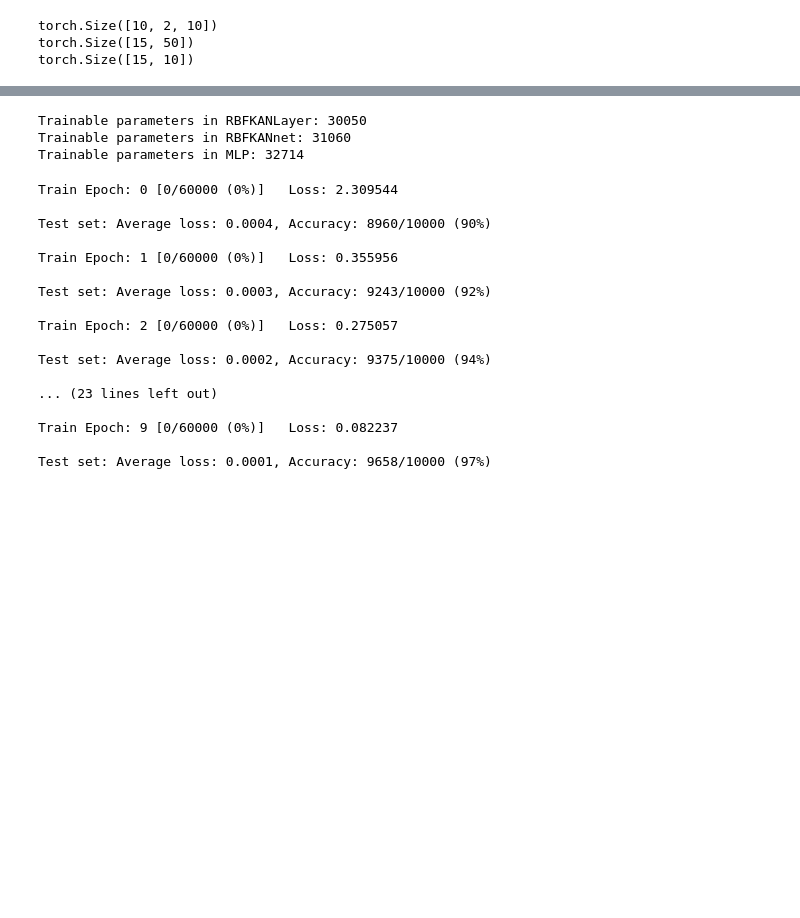
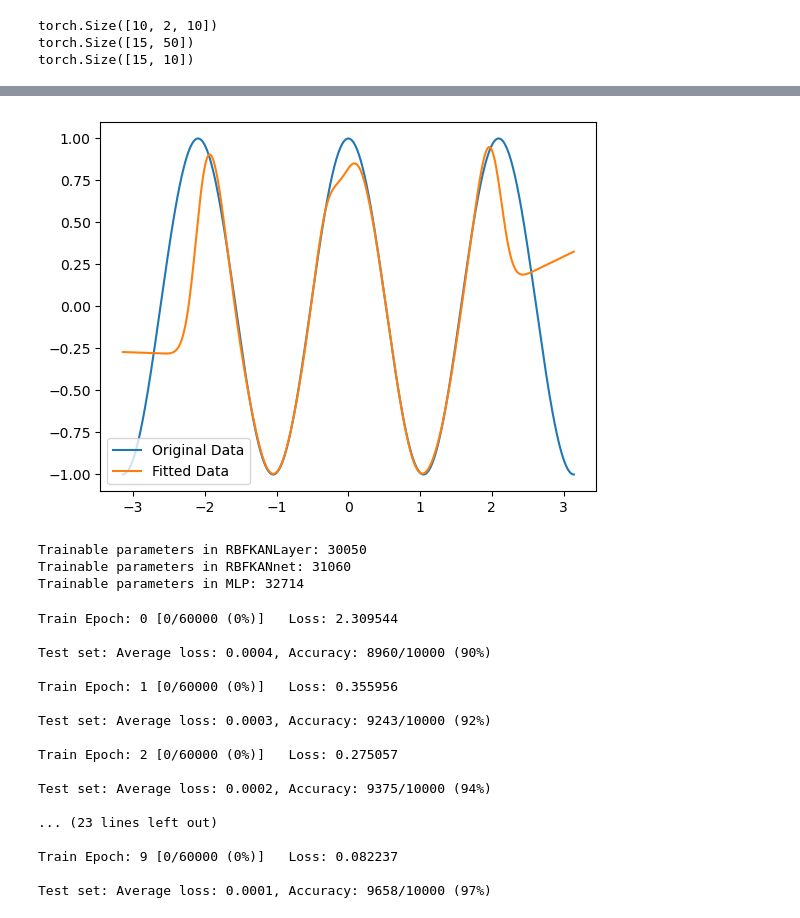
Before and after one commit to Animadversio/Dendrite-KAN, a Jupyter notebook: notebooks/KAN-from-scratch.ipynb, the cells around one changed output, grey strips where cells are left out. Cells and saved outputs as stored; diff of their text form; code cells hidden in the pictures; blank space fills up the shorter version.

Commit message:
add demo of learning a Sine function

```diff
--- a/notebooks/KAN-from-scratch.ipynb
+++ b/notebooks/KAN-from-scratch.ipynb
@@ -100,3 +100,58 @@ torch.Size([15, 50])
 torch.Size([15, 10])
 # %%
 net = RBFKANnet([1, 1], KAN_config={'grid_min': -3.0, 'grid_max': 3.0, 'grid_size': 20, 'width': None,})
+# %%
+import numpy as np
+import torch
+import torch.nn as nn
+import torch.optim as optim
+import matplotlib.pyplot as plt
+
+# Step 1: Generate the dataset
+x = np.linspace(-np.pi, np.pi, 2000)
+y = np.cos(3*x)
+
+# Convert to PyTorch tensors
+x_tensor = torch.tensor(x, dtype=torch.float32).view(-1, 1)
+y_tensor = torch.tensor(y, dtype=torch.float32).view(-1, 1)
+
+# # Step 2: Define the neural network
+# class SimpleNet(nn.Module):
+#     def __init__(self):
+#         super(SimpleNet, self).__init__()
+#         self.fc1 = nn.Linear(1, 10)
+#         self.fc2 = nn.Linear(10, 10)
+#         self.fc3 = nn.Linear(10, 1)
+
+#     def forward(self, x):
+#         x = torch.relu(self.fc1(x))
+#         x = torch.relu(self.fc2(x))
+#         x = self.fc3(x)
+#         return x
+
+# net = SimpleNet()
+net = RBFKANnet([1, 1], KAN_config={'grid_min': -2.0, 'grid_max': 2.0, 'grid_size': 20, 'width': None,})
+
+
+# Step 3: Define the loss function and optimizer
+criterion = nn.MSELoss()
+optimizer = optim.Adam(net.parameters(), lr=0.01)
+# Step 4: Train the neural network
+epochs = 1000
+for epoch in range(epochs):
+    optimizer.zero_grad()
+    outputs = net(x_tensor)
+    loss = criterion(outputs, y_tensor)
+    loss.backward()
+    optimizer.step()
+
+    if (epoch+1) % 100 == 0:
+        print(f'Epoch [{epoch+1}/{epochs}], Loss: {loss.item():.4f}')
+
+# Plot the results
+predicted = net(x_tensor).detach().numpy()
+plt.plot(x, y, label='Original Data')
+plt.plot(x, predicted, label='Fitted Data')
+plt.legend()
+plt.show()
+# %% [output]
@@ -103,3 +168,4 @@ net = RBFKANnet([1, 1], KAN_config={'grid_min': -3.0, 'grid_max': 3.0, 'grid_siz
+[figure, added]
 # %%
 def count_parameters(model):
     return sum(p.numel() for p in model.parameters() if p.requires_grad)
```
Also changed, not shown: parts of 1 cell of this notebook.
